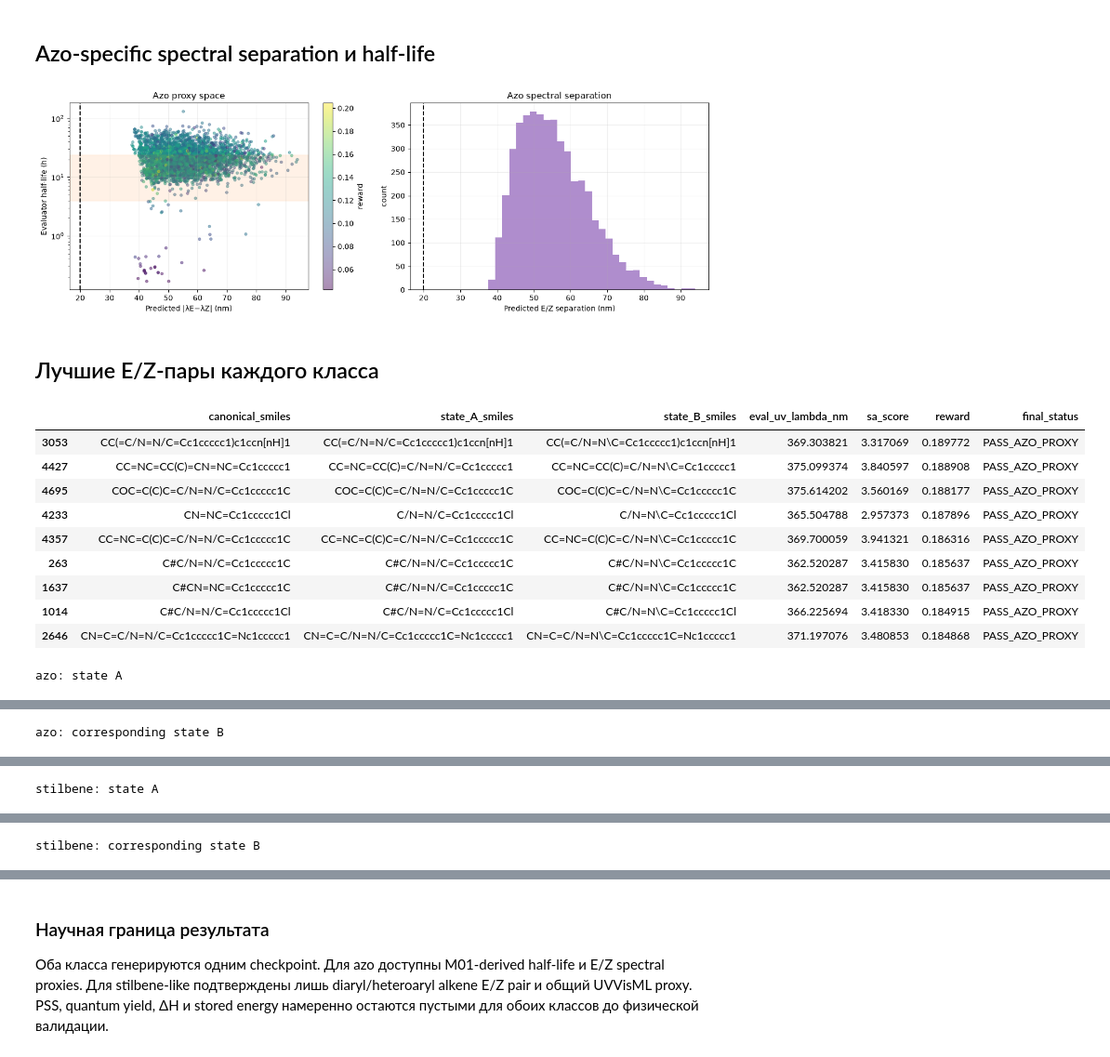
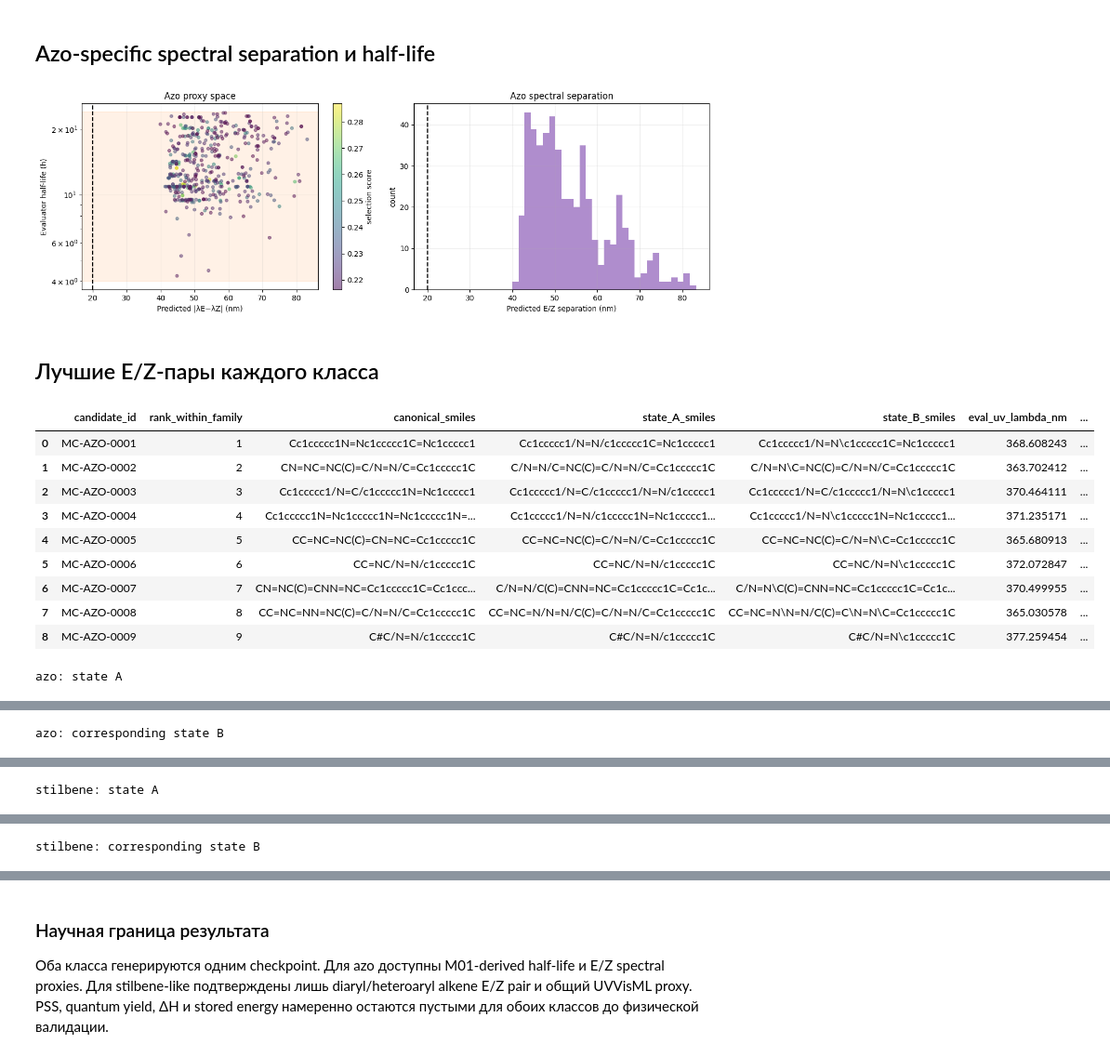
Before and after one commit to GeorgeUstinov/MolGeneration, a Jupyter notebook: Generated_Molecules_Visualization.ipynb, the cells around one changed output, grey strips where cells are left out. Shown at 93% size. Drawn from its saved outputs; the diff is of its cells as text; code cells hidden in the pictures.

```diff
--- a/Generated_Molecules_Visualization.ipynb
+++ b/Generated_Molecules_Visualization.ipynb
@@ -51,17 +57,30 @@ summary = (
           median_uv_nm=("eval_uv_lambda_nm", "median"),
           median_uv_uncertainty_nm=("eval_uv_uncertainty_nm", "median"),
           median_sa=("sa_score", "median"),
+          median_selection_score=("selection_score", "median"),
       )
 )
 display(summary)
 display(pd.crosstab(df["family"], df["final_status"]))
 
-fig, axes = plt.subplots(1, 2, figsize=(12, 4))
-df["family"].value_counts().plot.bar(ax=axes[0], color=["tab:orange", "tab:blue"])
-axes[0].set(title="Generated valid pairs", xlabel="family", ylabel="rows")
-status_table = pd.crosstab(df["family"], df["final_status"])
-status_table.plot.bar(stacked=True, ax=axes[1])
-axes[1].set(title="Proxy status by family", xlabel="family", ylabel="rows")
+colors = {"azo": "tab:orange", "stilbene": "tab:blue"}
+fig, axes = plt.subplots(1, 3, figsize=(16, 4.2))
+df["family"].value_counts().reindex(["azo", "stilbene"]).plot.bar(
+    ax=axes[0], color=[colors["azo"], colors["stilbene"]]
+)
+axes[0].set(title="Balanced shortlist", xlabel="family", ylabel="candidates")
+for family, part in df.groupby("family"):
+    axes[1].hist(part["selection_score"], bins=28, alpha=0.6, color=colors[family], label=family)
+    axes[2].scatter(
+        part["rank_within_family"], part["selection_score"],
+        s=11, alpha=0.45, color=colors[family], label=family,
+    )
+axes[1].set(title="Evaluator/proxy score", xlabel="selection score", ylabel="count")
+axes[2].set(title="Score along family rank", xlabel="rank within family", ylabel="selection score")
+for axis in axes[1:]:
+    axis.legend()
+for axis in axes:
+    axis.grid(alpha=0.2)
 plt.tight_layout()
 plt.show()
 # %% [output]
@@ -100,13 +119,13 @@ azo = df[df["family"].eq("azo")].dropna(subset=["pred_delta_lambda_nm", "eval_ha
 fig, axes = plt.subplots(1, 2, figsize=(13, 4.5))
 scatter = axes[0].scatter(
     azo["pred_delta_lambda_nm"], azo["eval_half_life_h"],
-    c=azo["reward"], cmap="viridis", s=12, alpha=0.45,
+    c=azo["selection_score"], cmap="viridis", s=16, alpha=0.5,
 )
 axes[0].axvline(20, color="black", ls="--")
 axes[0].axhspan(4, 24, color="tab:orange", alpha=0.1)
 axes[0].set_yscale("log")
 axes[0].set(xlabel="Predicted |λE−λZ| (nm)", ylabel="Evaluator half-life (h)", title="Azo proxy space")
-fig.colorbar(scatter, ax=axes[0], label="reward")
+fig.colorbar(scatter, ax=axes[0], label="selection score")
 axes[1].hist(azo["pred_delta_lambda_nm"], bins=30, color="tab:purple", alpha=0.75)
 axes[1].axvline(20, color="black", ls="--")
 axes[1].set(xlabel="Predicted E/Z separation (nm)", ylabel="count", title="Azo spectral separation")
@@ -115,43 +134,44 @@ for axis in axes:
 plt.tight_layout()
 plt.show()
 # %% [output]
-[figure, old version]
+[figure, new version]
 # %% [markdown]
 ## Лучшие E/Z-пары каждого класса
 # %%
 def show_family_pairs(family, count=9):
     top = (
         df[df["family"].eq(family)]
-        .sort_values(["final_status", "reward"], ascending=[False, False])
+        .sort_values("rank_within_family")
         .drop_duplicates("canonical_smiles")
         .head(count)
     )
     display(top[[
-        "canonical_smiles", "state_A_smiles", "state_B_smiles",
-        "eval_uv_lambda_nm", "sa_score", "reward", "final_status",
+        "candidate_id", "rank_within_family", "canonical_smiles",
+        "state_A_smiles", "state_B_smiles", "eval_uv_lambda_nm", "sa_score",
+        "selection_score", "final_status",
     ]])
     state_a = [Chem.MolFromSmiles(s) for s in top["state_A_smiles"]]
     state_b = [Chem.MolFromSmiles(s) for s in top["state_B_smiles"]]
     legends_a = [f"{family} A | UV={r.eval_uv_lambda_nm:.0f} | SA={r.sa_score:.2f}" for r in top.itertuples()]
     legends_b = [f"{family} B | UV={r.eval_uv_lambda_nm:.0f} | SA={r.sa_score:.2f}" for r in top.itertuples()]
     print(f"{family}: state A")
     display(Draw.MolsToGridImage(state_a, legends=legends_a, molsPerRow=3, subImgSize=(320, 250), useSVG=True))
     print(f"{family}: corresponding state B")
     display(Draw.MolsToGridImage(state_b, legends=legends_b, molsPerRow=3, subImgSize=(320, 250), useSVG=True))
 
 show_family_pairs("azo")
 show_family_pairs("stilbene")
 # %% [output]
-|  | canonical_smiles | state_A_smiles | state_B_smiles | eval_uv_lambda_nm | sa_score | reward | final_status |
-| 3053 | CC(=C/N=N/C=Cc1ccccc1)c1ccn[nH]1 | CC(=C/N=N/C=Cc1ccccc1)c1ccn[nH]1 | CC(=C/N=N\C=Cc1ccccc1)c1ccn[nH]1 | 369.303821 | 3.317069 | 0.189772 | PASS_AZO_PROXY |
-| 4427 | CC=NC=CC(C)=CN=NC=Cc1ccccc1 | CC=NC=CC(C)=C/N=N/C=Cc1ccccc1 | CC=NC=CC(C)=C/N=N\C=Cc1ccccc1 | 375.099374 | 3.840597 | 0.188908 | PASS_AZO_PROXY |
-| 4695 | COC=C(C)C=C/N=N/C=Cc1ccccc1C | COC=C(C)C=C/N=N/C=Cc1ccccc1C | COC=C(C)C=C/N=N\C=Cc1ccccc1C | 375.614202 | 3.560169 | 0.188177 | PASS_AZO_PROXY |
-| 4233 | CN=NC=Cc1ccccc1Cl | C/N=N/C=Cc1ccccc1Cl | C/N=N\C=Cc1ccccc1Cl | 365.504788 | 2.957373 | 0.187896 | PASS_AZO_PROXY |
-| 4357 | CC=NC=C(C)C=C/N=N/C=Cc1ccccc1C | CC=NC=C(C)C=C/N=N/C=Cc1ccccc1C | CC=NC=C(C)C=C/N=N\C=Cc1ccccc1C | 369.700059 | 3.941321 | 0.186316 | PASS_AZO_PROXY |
-| 263 | C#C/N=N/C=Cc1ccccc1C | C#C/N=N/C=Cc1ccccc1C | C#C/N=N\C=Cc1ccccc1C | 362.520287 | 3.415830 | 0.185637 | PASS_AZO_PROXY |
-| 1637 | C#CN=NC=Cc1ccccc1C | C#C/N=N/C=Cc1ccccc1C | C#C/N=N\C=Cc1ccccc1C | 362.520287 | 3.415830 | 0.185637 | PASS_AZO_PROXY |
-| 1014 | C#C/N=N/C=Cc1ccccc1Cl | C#C/N=N/C=Cc1ccccc1Cl | C#C/N=N\C=Cc1ccccc1Cl | 366.225694 | 3.418330 | 0.184915 | PASS_AZO_PROXY |
-| 2646 | CN=C=C/N=N/C=Cc1ccccc1C=Nc1ccccc1 | CN=C=C/N=N/C=Cc1ccccc1C=Nc1ccccc1 | CN=C=C/N=N\C=Cc1ccccc1C=Nc1ccccc1 | 371.197076 | 3.480853 | 0.184868 | PASS_AZO_PROXY |
+|  | candidate_id | rank_within_family | canonical_smiles | state_A_smiles | state_B_smiles | eval_uv_lambda_nm | ... |
+| 0 | MC-AZO-0001 | 1 | Cc1ccccc1N=Nc1ccccc1C=Nc1ccccc1 | Cc1ccccc1/N=N/c1ccccc1C=Nc1ccccc1 | Cc1ccccc1/N=N\c1ccccc1C=Nc1ccccc1 | 368.608243 | ... |
+| 1 | MC-AZO-0002 | 2 | CN=NC=NC(C)=C/N=N/C=Cc1ccccc1C | C/N=N/C=NC(C)=C/N=N/C=Cc1ccccc1C | C/N=N\C=NC(C)=C/N=N/C=Cc1ccccc1C | 363.702412 | ... |
+| 2 | MC-AZO-0003 | 3 | Cc1ccccc1/N=C/c1ccccc1N=Nc1ccccc1 | Cc1ccccc1/N=C/c1ccccc1/N=N/c1ccccc1 | Cc1ccccc1/N=C/c1ccccc1/N=N\c1ccccc1 | 370.464111 | ... |
+| 3 | MC-AZO-0004 | 4 | Cc1ccccc1N=Nc1ccccc1N=Nc1ccccc1N=... | Cc1ccccc1/N=N/c1ccccc1N=Nc1ccccc1... | Cc1ccccc1/N=N\c1ccccc1N=Nc1ccccc1... | 371.235171 | ... |
+| 4 | MC-AZO-0005 | 5 | CC=NC=NC(C)=CN=NC=Cc1ccccc1C | CC=NC=NC(C)=C/N=N/C=Cc1ccccc1C | CC=NC=NC(C)=C/N=N\C=Cc1ccccc1C | 365.680913 | ... |
+| 5 | MC-AZO-0006 | 6 | CC=NC/N=N/c1ccccc1C | CC=NC/N=N/c1ccccc1C | CC=NC/N=N\c1ccccc1C | 372.072847 | ... |
+| 6 | MC-AZO-0007 | 7 | CN=NC(C)=CNN=NC=Cc1ccccc1C=Cc1ccc... | C/N=N/C(C)=CNN=NC=Cc1ccccc1C=Cc1c... | C/N=N\C(C)=CNN=NC=Cc1ccccc1C=Cc1c... | 370.499955 | ... |
+| 7 | MC-AZO-0008 | 8 | CC=NC=NN=NC(C)=C/N=N/C=Cc1ccccc1C | CC=NC=N/N=N/C(C)=C/N=N/C=Cc1ccccc1C | CC=NC=N\N=N/C(C)=C\N=N\C=Cc1ccccc1C | 365.030578 | ... |
+| 8 | MC-AZO-0009 | 9 | C#C/N=N/c1ccccc1C | C#C/N=N/c1ccccc1C | C#C/N=N\c1ccccc1C | 377.259454 | ... |
 azo: state A
 [drawing not drawn]
 azo: corresponding state B
```
Also changed, not shown: parts of 9 cells of this notebook, 22 other files.
